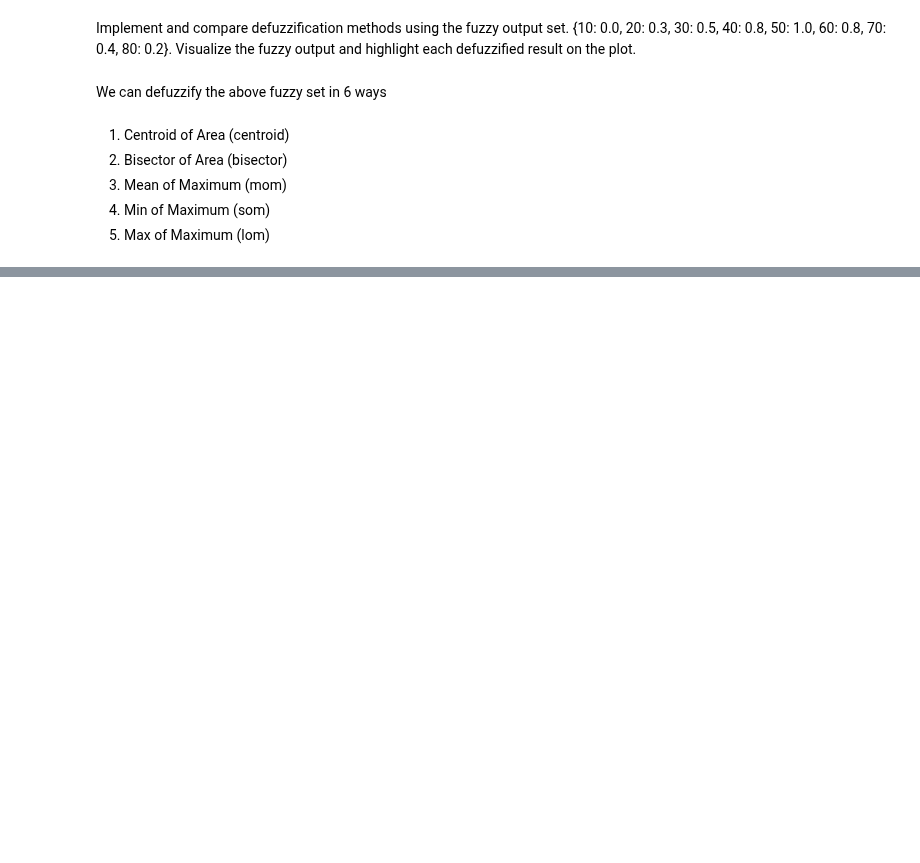
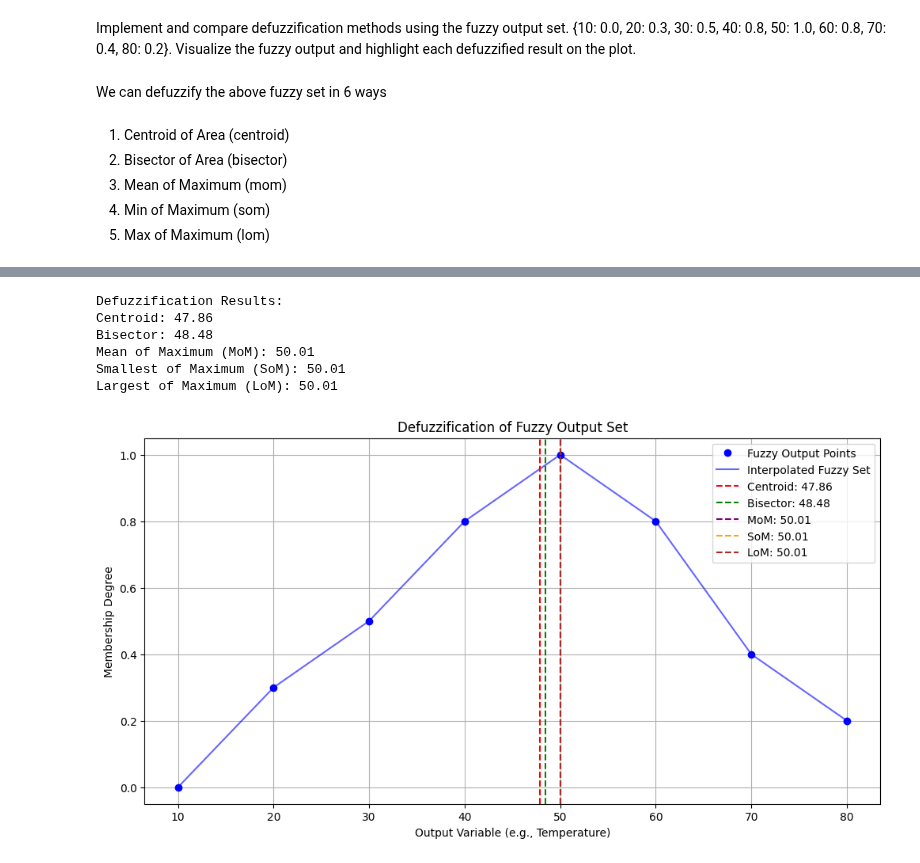
Before and after one commit to Hr15h1/AI_semII, a Jupyter notebook: lab_cycle_II/program_10.ipynb, the cells around one changed output, grey strips where cells are left out. Cells and saved outputs as stored; diff of their text form; code cells hidden in the pictures; blank space fills up the shorter version.

```diff
--- a/lab_cycle_II/program_10.ipynb
+++ b/lab_cycle_II/program_10.ipynb
@@ -35 +41,55 @@ plt.show()
 [figure]
+# %%
+import numpy as np
+import matplotlib.pyplot as plt
+import skfuzzy as fuzz
+
+# Step 1: Define the fuzzy output set
+x = np.array([10, 20, 30, 40, 50, 60, 70, 80])
+membership = np.array([0.0, 0.3, 0.5, 0.8, 1.0, 0.8, 0.4, 0.2])
+
+# Step 2: Interpolate to a finer universe for better defuzzification
+x_fine = np.linspace(10, 80, 1000)
+membership_fine = np.interp(x_fine, x, membership)
+
+# Step 3: Apply defuzzification methods
+centroid = fuzz.defuzz(x_fine, membership_fine, 'centroid')
+bisector = fuzz.defuzz(x_fine, membership_fine, 'bisector')
+mom = fuzz.defuzz(x_fine, membership_fine, 'mom')
+som = fuzz.defuzz(x_fine, membership_fine, 'som')
+lom = fuzz.defuzz(x_fine, membership_fine, 'lom')
+
+# Step 4: Print results
+print("Defuzzification Results:")
+print(f"Centroid: {centroid:.2f}")
+print(f"Bisector: {bisector:.2f}")
+print(f"Mean of Maximum (MoM): {mom:.2f}")
+print(f"Smallest of Maximum (SoM): {som:.2f}")
+print(f"Largest of Maximum (LoM): {lom:.2f}")
+
+# Step 5: Visualization
+plt.figure(figsize=(12, 6))
+plt.plot(x, membership, 'bo', label='Fuzzy Output Points')
+plt.plot(x_fine, membership_fine, 'b-', alpha=0.6, label='Interpolated Fuzzy Set')
+
+# Plot defuzzified values
+plt.axvline(centroid, color='r', linestyle='--', label=f'Centroid: {centroid:.2f}')
+plt.axvline(bisector, color='g', linestyle='--', label=f'Bisector: {bisector:.2f}')
+plt.axvline(mom, color='purple', linestyle='--', label=f'MoM: {mom:.2f}')
+plt.axvline(som, color='orange', linestyle='--', label=f'SoM: {som:.2f}')
+plt.axvline(lom, color='brown', linestyle='--', label=f'LoM: {lom:.2f}')
+
+plt.title("Defuzzification of Fuzzy Output Set")
+plt.xlabel("Output Variable (e.g., Temperature)")
+plt.ylabel("Membership Degree")
+plt.grid(True)
+plt.legend()
+plt.show()
+# %% [output]
+Defuzzification Results:
+Centroid: 47.86
+Bisector: 48.48
+Mean of Maximum (MoM): 50.01
+Smallest of Maximum (SoM): 50.01
+Largest of Maximum (LoM): 50.01
+[figure, added]
```
Also changed, not shown: parts of 1 cell of this notebook, 17 other files.
